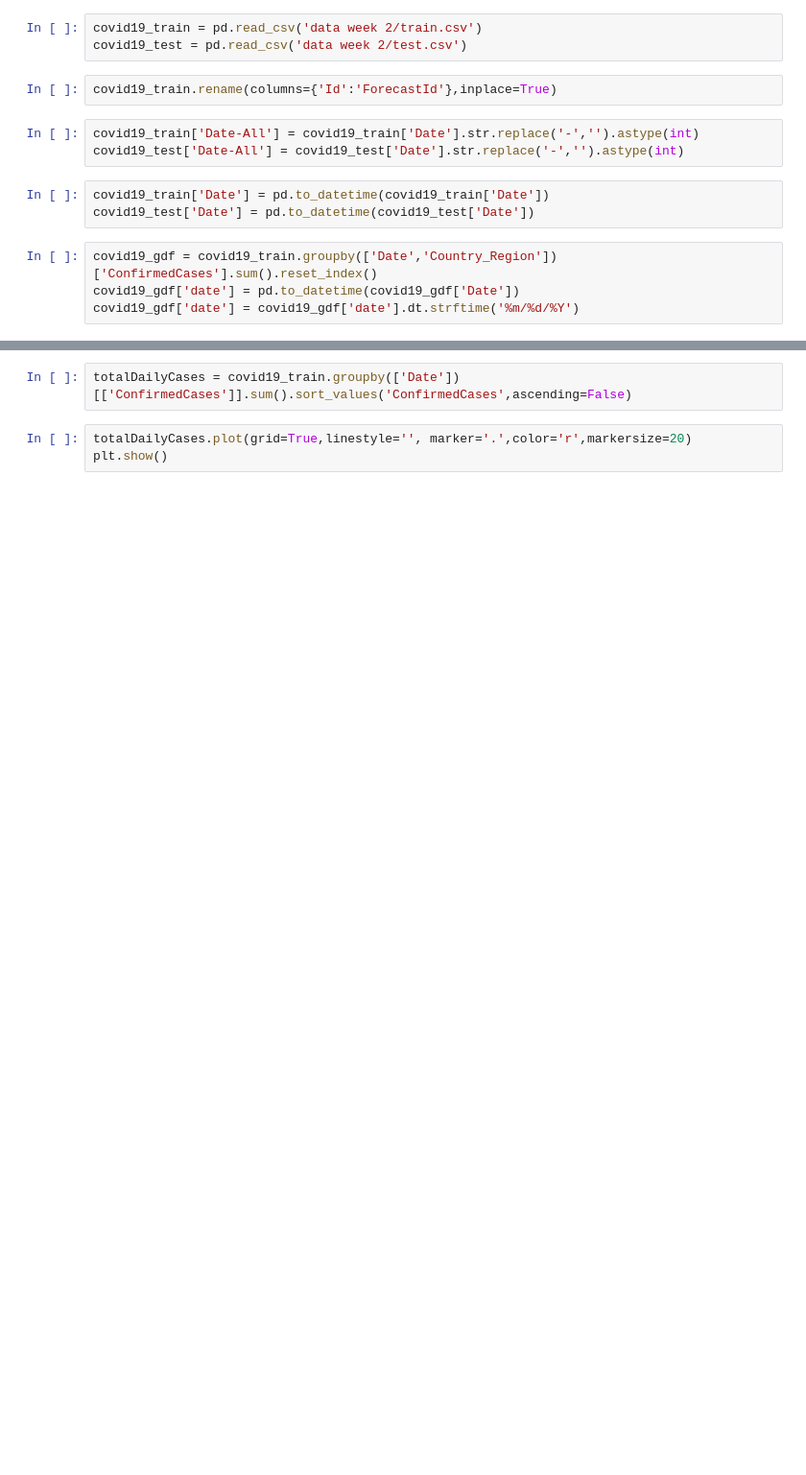
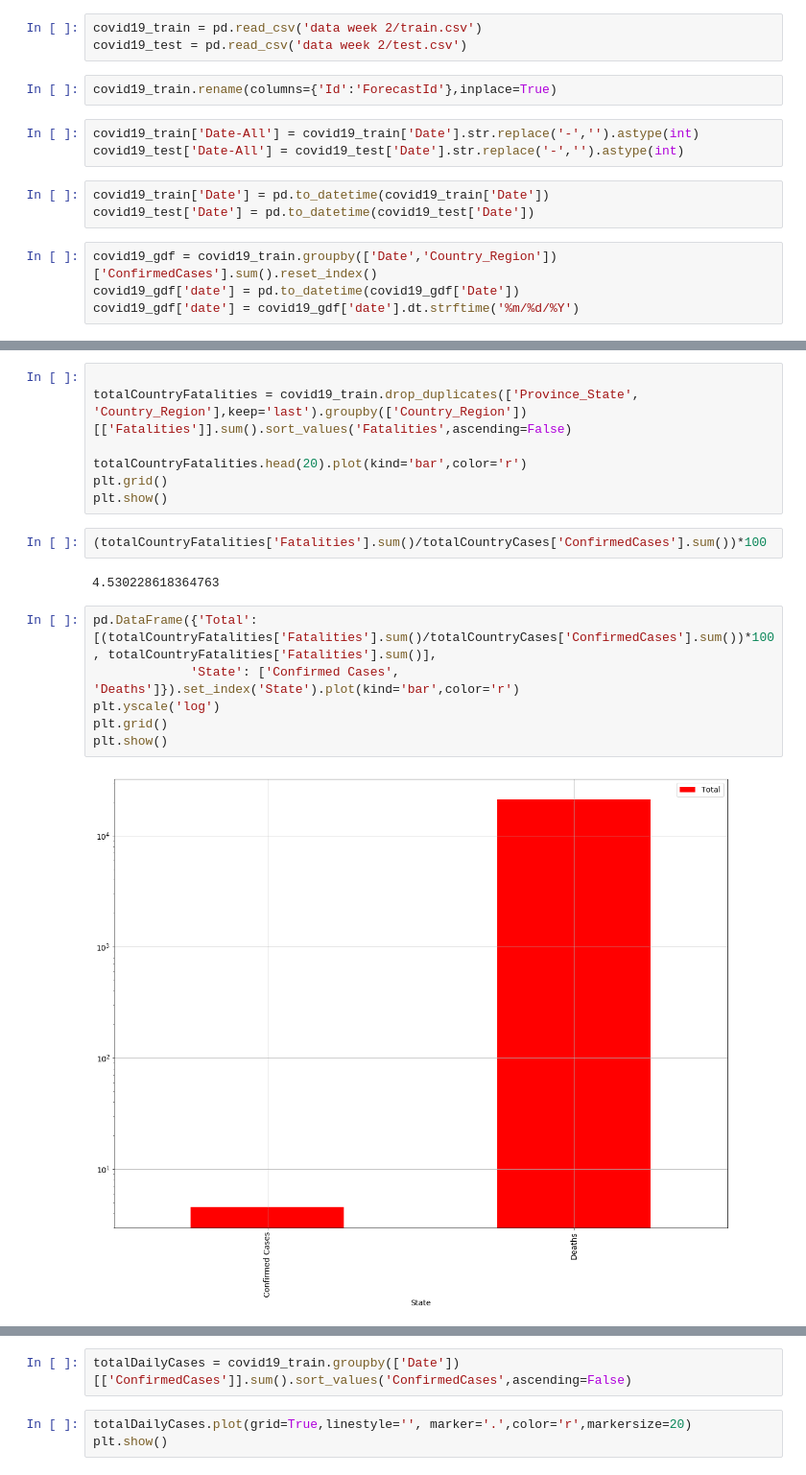
Before and after one commit to rajash/Data-Science, a Jupyter notebook: covid-19/Coronavirus COVID-19 Forecasting.ipynb, the cells around one changed output, grey strips where cells are left out. Shown at 96% size. Saved outputs shown, nothing was run; the diff lists cells and outputs as text; blank space fills up the shorter version.

```diff
--- a/covid-19/Coronavirus COVID-19 Forecasting.ipynb
+++ b/covid-19/Coronavirus COVID-19 Forecasting.ipynb
@@ -61,0 +60,19 @@ plt.show()
+# %%
+
+totalCountryFatalities = covid19_train.drop_duplicates(['Province_State', 'Country_Region'],keep='last').groupby(['Country_Region'])[['Fatalities']].sum().sort_values('Fatalities',ascending=False)
+
+totalCountryFatalities.head(20).plot(kind='bar',color='r')
+plt.grid()
+plt.show()
+# %%
+(totalCountryFatalities['Fatalities'].sum()/totalCountryCases['ConfirmedCases'].sum())*100
+# %% [output]
+4.530228618364763
+# %%
+pd.DataFrame({'Total':[(totalCountryFatalities['Fatalities'].sum()/totalCountryCases['ConfirmedCases'].sum())*100, totalCountryFatalities['Fatalities'].sum()],
+             'State': ['Confirmed Cases', 'Deaths']}).set_index('State').plot(kind='bar',color='r')
+plt.yscale('log')
+plt.grid()
+plt.show()
+# %% [output]
+[figure, added]
```
Also changed, not shown: parts of 6 cells of this notebook, 1 other file.
